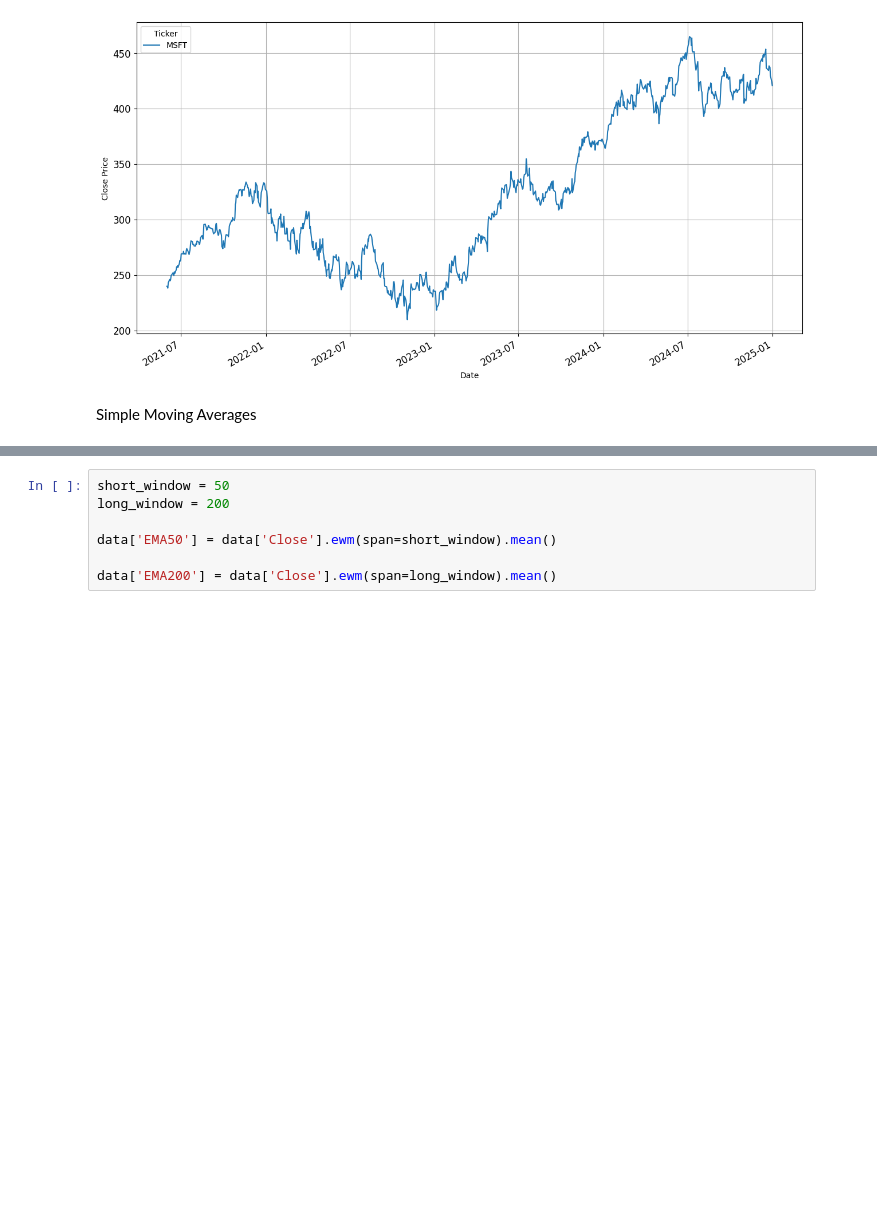
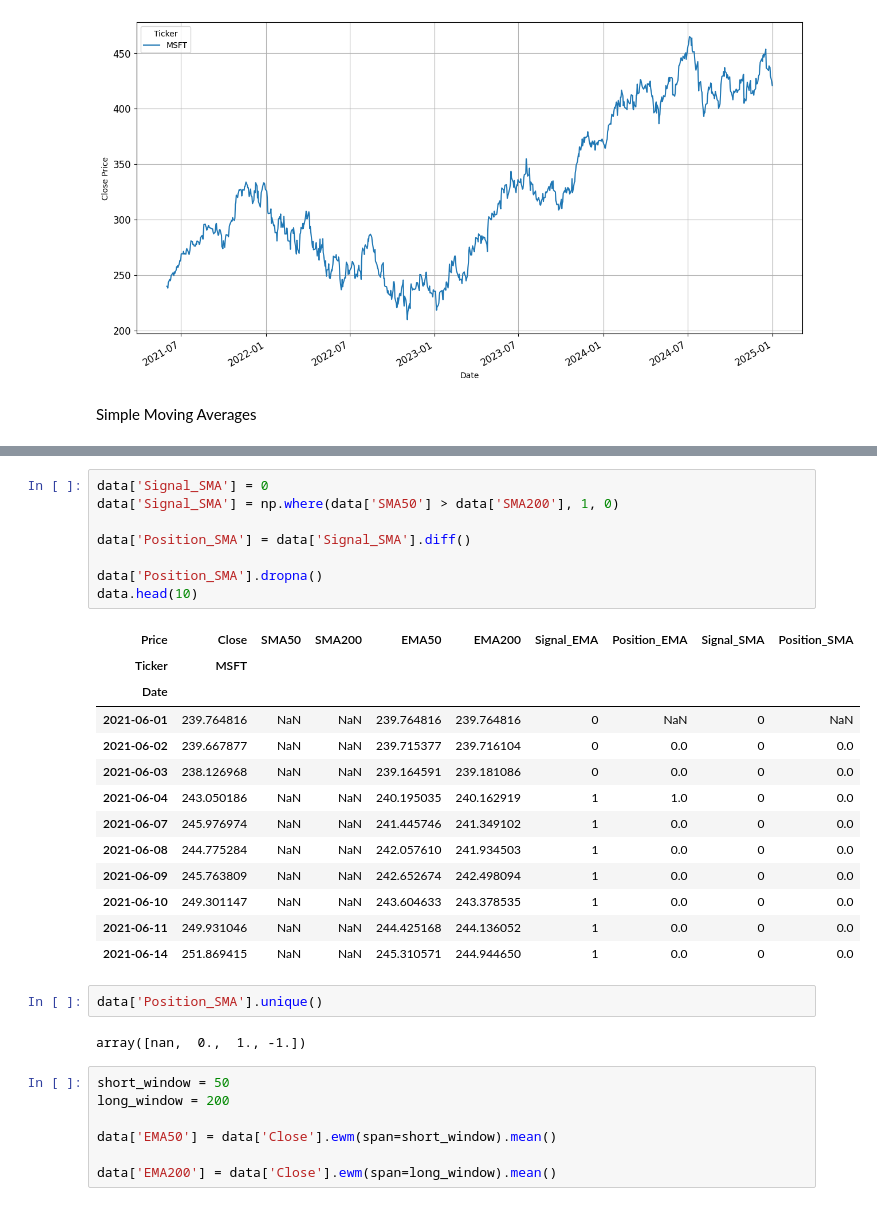
Before and after one commit to ShravaniAWanjari/moving-averages-crossover-strategy, a Jupyter notebook: EMA.ipynb, the cells around one changed output, grey strips where cells are left out. Drawn from its saved outputs; the diff is of its cells as text; blank space fills up the shorter version.

```diff
--- a/EMA.ipynb
+++ b/EMA.ipynb
@@ -44,3 +67,29 @@ Simple Moving Averages
+# %%
+data['Signal_SMA'] = 0
+data['Signal_SMA'] = np.where(data['SMA50'] > data['SMA200'], 1, 0)
+
+data['Position_SMA'] = data['Signal_SMA'].diff()
+
+data['Position_SMA'].dropna()
+data.head(10)
+# %% [output]
+| Price | Close | SMA50 | SMA200 | EMA50 | EMA200 | Signal_EMA | Position_EMA | Signal_SMA | Position_SMA |
+| Ticker | MSFT |  |  |  |  |  |  |  |  |
+| Date |  |  |  |  |  |  |  |  |  |
+| 2021-06-01 | 239.764816 | NaN | NaN | 239.764816 | 239.764816 | 0 | NaN | 0 | NaN |
+| 2021-06-02 | 239.667877 | NaN | NaN | 239.715377 | 239.716104 | 0 | 0.0 | 0 | 0.0 |
+| 2021-06-03 | 238.126968 | NaN | NaN | 239.164591 | 239.181086 | 0 | 0.0 | 0 | 0.0 |
+| 2021-06-04 | 243.050186 | NaN | NaN | 240.195035 | 240.162919 | 1 | 1.0 | 0 | 0.0 |
+| 2021-06-07 | 245.976974 | NaN | NaN | 241.445746 | 241.349102 | 1 | 0.0 | 0 | 0.0 |
+| 2021-06-08 | 244.775284 | NaN | NaN | 242.057610 | 241.934503 | 1 | 0.0 | 0 | 0.0 |
+| 2021-06-09 | 245.763809 | NaN | NaN | 242.652674 | 242.498094 | 1 | 0.0 | 0 | 0.0 |
+| 2021-06-10 | 249.301147 | NaN | NaN | 243.604633 | 243.378535 | 1 | 0.0 | 0 | 0.0 |
+| 2021-06-11 | 249.931046 | NaN | NaN | 244.425168 | 244.136052 | 1 | 0.0 | 0 | 0.0 |
+| 2021-06-14 | 251.869415 | NaN | NaN | 245.310571 | 244.944650 | 1 | 0.0 | 0 | 0.0 |
+# %%
+data['Position_SMA'].unique()
+# %% [output]
+array([nan,  0.,  1., -1.])
 # %%
 short_window = 50
 long_window = 200
```
Also changed, not shown: parts of 5 cells of this notebook.
